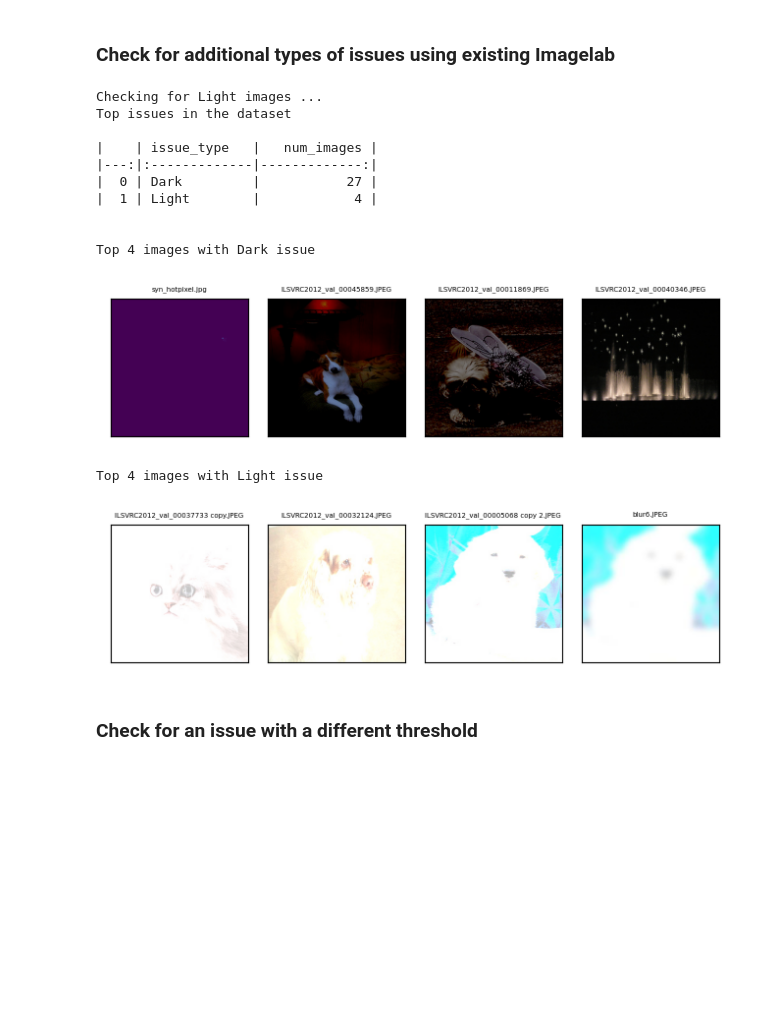
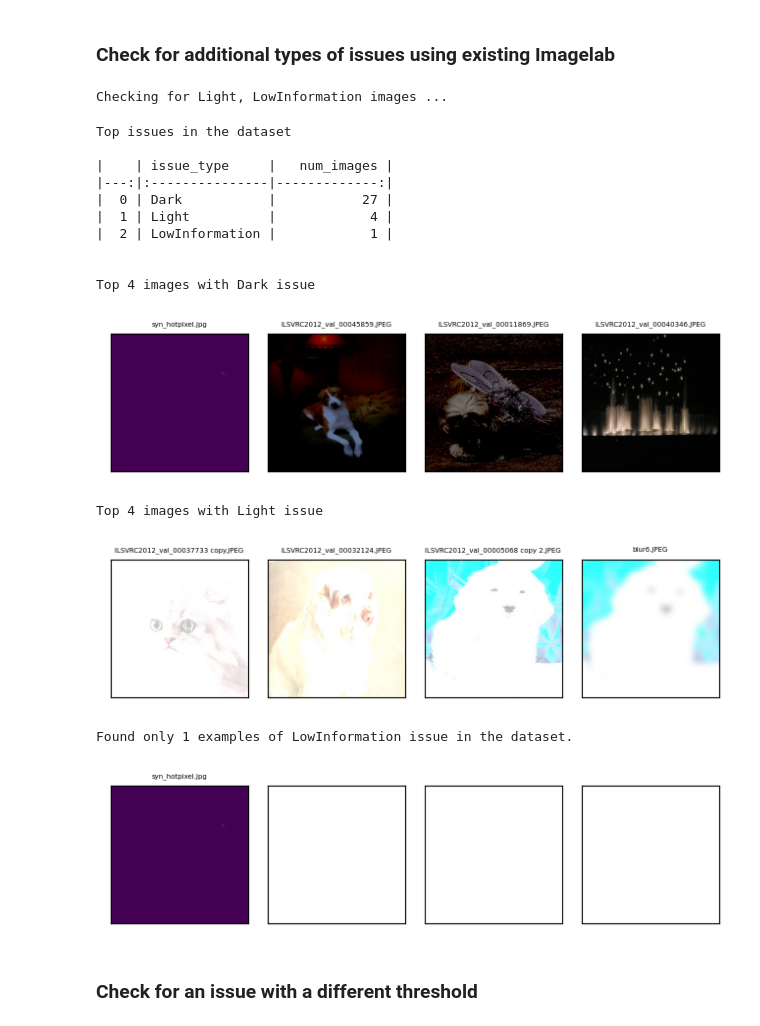
Before and after one commit to cleanlab/cleanvision, a Jupyter notebook: notebooks/demo.ipynb, the cells around one changed output. Cells and saved outputs as stored; diff of their text form; code cells hidden in the pictures; blank space fills up the shorter version.

```diff
--- a/notebooks/demo.ipynb
+++ b/notebooks/demo.ipynb
@@ -51,23 +55,26 @@ Top 4 images with Dark issue
 # %% [markdown]
 ### Check for additional types of issues using existing Imagelab
 # %%
-issue_types = {"Light": {}}
+issue_types = {"Light": {}, "LowInformation":{}}
 imagelab.find_issues(issue_types)
 imagelab.report()
 # %% [output]
-Checking for Light images ...
-Top issues in the dataset
-
-|    | issue_type   |   num_images |
-|---:|:-------------|-------------:|
-|  0 | Dark         |           27 |
-|  1 | Light        |            4 |
-
-
-Top 4 images with Dark issue
+Checking for Light, LowInformation images ...
+Top issues in the dataset
+
+|    | issue_type     |   num_images |
+|---:|:---------------|-------------:|
+|  0 | Dark           |           27 |
+|  1 | Light          |            4 |
+|  2 | LowInformation |            1 |
+
+
+Top 4 images with Dark issue
 [figure]
-Top 4 images with Light issue
+Top 4 images with Light issue
 [figure]
+Found only 1 examples of LowInformation issue in the dataset.
+[figure, added]
 # %% [markdown]
 ### Check for an issue with a different threshold
 # %%
```
Also changed, not shown: parts of 7 cells of this notebook, 6 other files.
